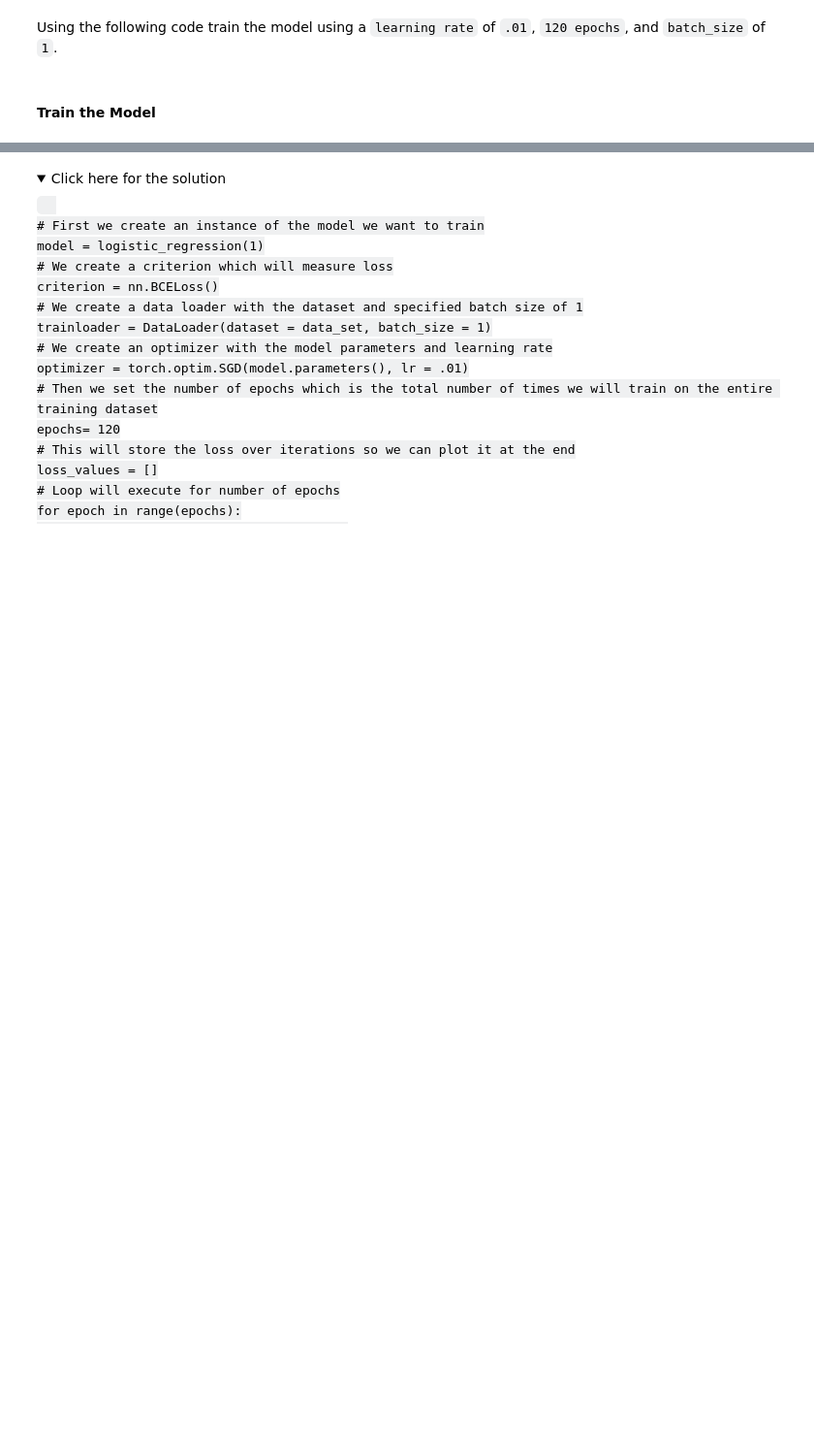
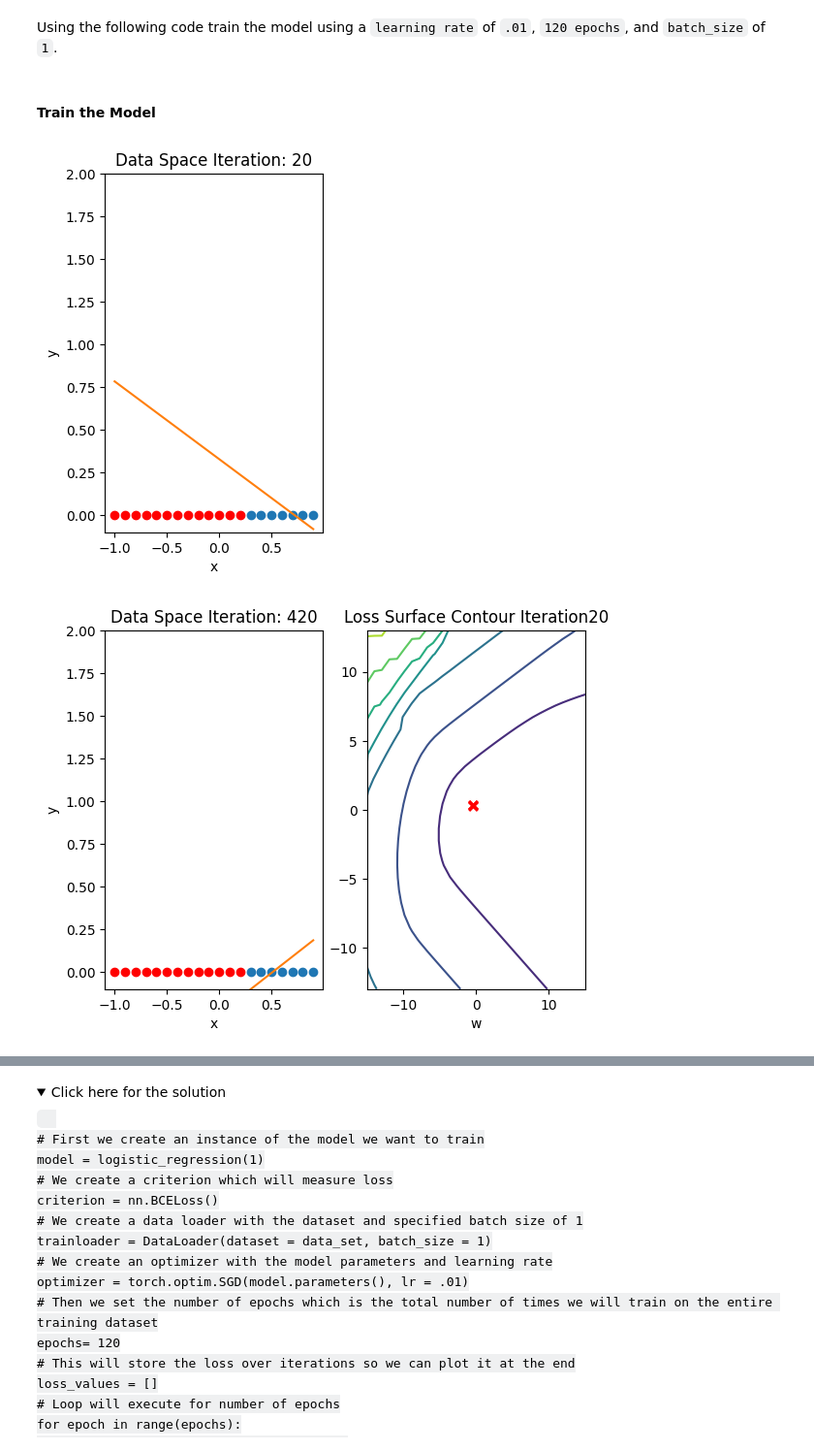
Before and after one commit to jrosilam/IBM-AI-Engineering, a Jupyter notebook: cv_py/Logistic Regression With Mini-Batch Gradient Descent.ipynb, the cells around one changed output, grey strips where cells are left out. Shown at 97% size. Drawn from its saved outputs; the diff is of its cells as text; code cells hidden in the pictures; folded sections open; blank space fills up the shorter version.

```diff
--- a/cv_py/Logistic Regression With Mini-Batch Gradient Descent.ipynb
+++ b/cv_py/Logistic Regression With Mini-Batch Gradient Descent.ipynb
@@ -686,33 +739,36 @@ get_surface = plot_error_surfaces(15, 13, data_set[:][0], data_set[:][1], 30)
 model = logistic_regression(1)
 # We create a criterion which will measure loss
 criterion = nn.BCELoss()
 # We create a data loader with the dataset and specified batch size of 1
-trainloader = DataLoader(dataset = data_set, batch_size = "SET_BATCH_SIZE")
+trainloader = DataLoader(dataset = data_set, batch_size = 1)
 # We create an optimizer with the model parameters and learning rate
-optimizer = torch.optim.SGD(model.parameters(), lr = "SET_LEARNING_RATE")
+optimizer = torch.optim.SGD(model.parameters(), lr = 0.01)
 # Then we set the number of epochs which is the total number of times we will train on the entire training dataset
-epochs= "SET_NUMBER_OF_EPOCHS"
+epochs= 120
 # This will store the loss over iterations so we can plot it at the end
 loss_values = []
 
 # Loop will execute for number of epochs
 for epoch in range(epochs):
     # For each batch in the training data
     for x, y in trainloader:
         # Make our predictions from the X values
         yhat = model(x)
         # Measure the loss between our prediction and actual Y values
         loss = criterion(yhat, y)
         # Resets the calculated gradient value, this must be done each time as it accumulates if we do not reset
         optimizer.zero_grad()
         # Calculates the gradient value with respect to each weight and bias
         loss.backward()
         # Updates the weight and bias according to calculated gradient value
         optimizer.step()
         # Set the parameters for the loss surface contour graphs
         get_surface.set_para_loss(model, loss.tolist())
         # Saves the loss of the iteration
         loss_values.append(loss)
     # Want to print the Data Space for the current iteration every 20 epochs
     if epoch % 20 == 0:
         get_surface.plot_ps()
+# %% [output]
+[figure, added]
+[figure, added]
```
Also changed, not shown: parts of 21 cells of this notebook.
